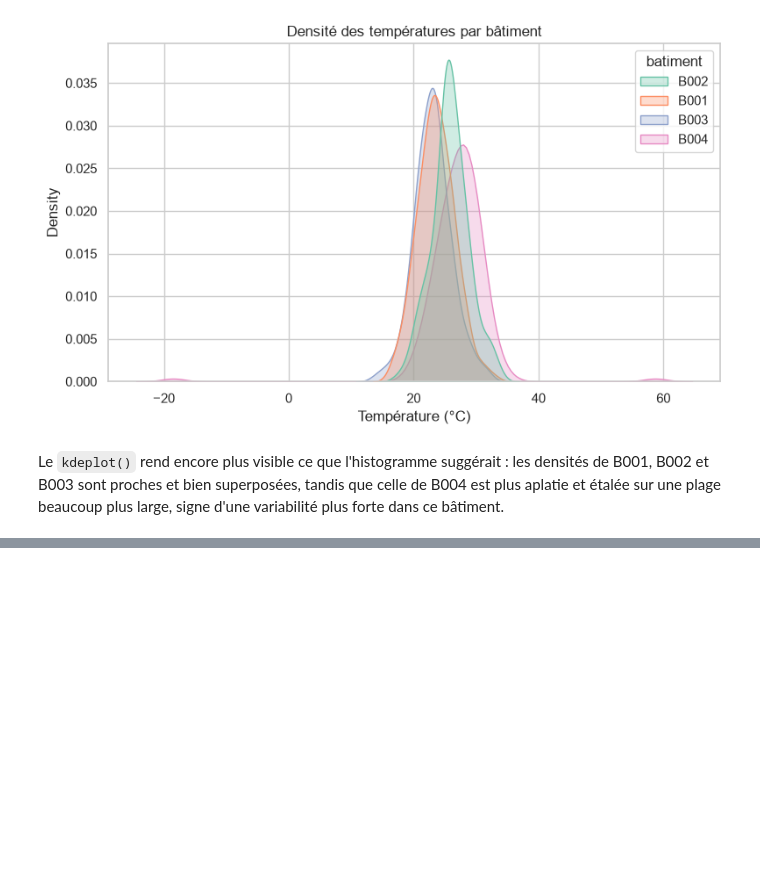
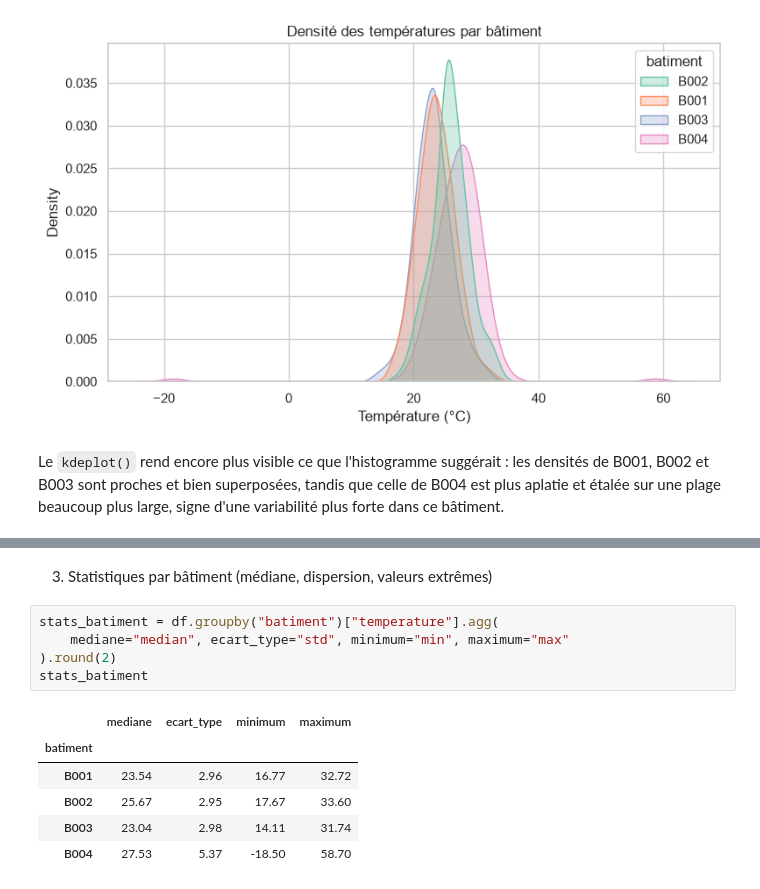
Before and after one commit to Abdoulaye-Diouf/atelier_seaborn_iot, a Jupyter notebook: notebooks/atelier_seaborn_iot.ipynb, the cells around one changed output, grey strips where cells are left out. Saved outputs shown, nothing was run; the diff lists cells and outputs as text; blank space fills up the shorter version.

```diff
--- a/notebooks/atelier_seaborn_iot.ipynb
+++ b/notebooks/atelier_seaborn_iot.ipynb
@@ -177,0 +201,14 @@ Le `kdeplot()` rend encore plus visible ce que l'histogramme suggérait : les de
+# %% [markdown]
+3) Statistiques par bâtiment (médiane, dispersion, valeurs extrêmes)
+# %%
+stats_batiment = df.groupby("batiment")["temperature"].agg(
+    mediane="median", ecart_type="std", minimum="min", maximum="max"
+).round(2)
+stats_batiment
+# %% [output]
+|  | mediane | ecart_type | minimum | maximum |
+| batiment |  |  |  |  |
+| B001 | 23.54 | 2.96 | 16.77 | 32.72 |
+| B002 | 25.67 | 2.95 | 17.67 | 33.60 |
+| B003 | 23.04 | 2.98 | 14.11 | 31.74 |
+| B004 | 27.53 | 5.37 | -18.50 | 58.70 |
```
Also changed, not shown: parts of 6 cells of this notebook.
